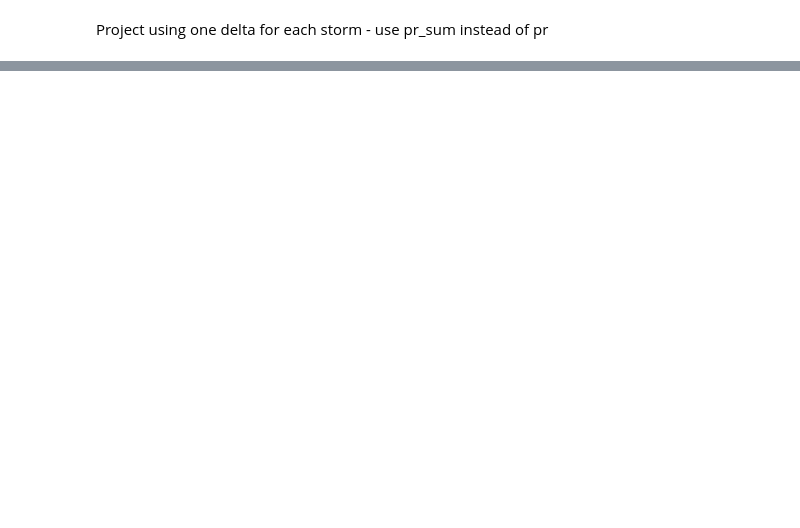
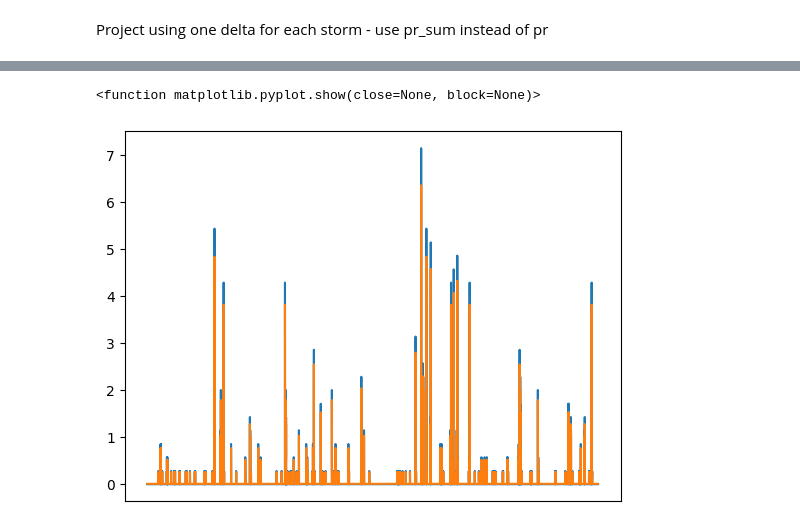
Before and after one commit to AustinFarnum/ClimateChangePrecipitationProjection, a Jupyter notebook: IDF Curves v2.ipynb, the cells around one changed output, grey strips where cells are left out. Drawn from its saved outputs; the diff is of its cells as text; code cells hidden in the pictures; blank space fills up the shorter version.

Commit message:
Added projection by individual intensity as method to v2

```diff
--- a/IDF Curves v2.ipynb
+++ b/IDF Curves v2.ipynb
@@ -205,6 +205,32 @@ def project_bucketed(master_modeled_past, master_modeled_future, master_obs):
     master_obs['projected_pr'] = master_obs.pr * (master_obs.projected_pr / master_obs.pr_sum)
 
     return(master_obs)
+
+
+def project_by_intensity(storms_modeled_past, storms_modeled_future, storms_obs):
+
+    # calculate statistics for each storm duration based on full rolling input of ~past~ data
+    past_mean_pr = storms_modeled_past['pr'].mean()
+    past_std_pr  = storms_modeled_past['pr'].std()
+    euler_mascheroni_constant = 0.57721566490153286060651209008240243104215933593992
+
+    # calculate shape factors from statistics for each duration
+    past_beta = past_std_pr * math.sqrt(6) / math.pi
+    past_mu = past_mean_pr - past_beta * euler_mascheroni_constant
+
+    # calculate statistics for each storm duration based on full rolling input of ~future~ data
+    future_mean_pr = storms_modeled_future['pr'].mean()
+    future_std_pr  = storms_modeled_future['pr'].std()
+
+    # calculate shape factors from statistics for each duration
+    future_beta = future_std_pr * math.sqrt(6) / math.pi
+    future_mu = future_mean_pr - future_beta * euler_mascheroni_constant
+
+    for count, value in enumerate(storms_obs.loc[ : ,'pr']):
+        storms_obs.loc[count, 'CDF'] = math.exp(-1 * math.exp(-1 * (value - float(past_mu)) / float(past_beta)))
+        storms_obs.loc[count, 'projected_pr'] = -1 * future_beta * (math.log(-1 * math.log(storms_obs.loc[count, 'CDF']))) + future_mu
+#         historical.loc[count, 'Delta'] = historical.loc[count, 'Projected pr'] / historical.loc[count, 'pr']
+    return storms_obs
 # %% [markdown]
 Call functions to manipulate & analyze past & future modeled data
 # %%
@@ -420,0 +387,4 @@ plt.show
+# %%
+projected_by_intensity = 0
+projected_by_intensity = project_by_intensity(storms_modeled_past, storms_modeled_future, storms_obs)
+display(projected_by_intensity)
@@ -420,0 +405,15 @@ plt.show
+# %%
+x1 = projected_by_intensity.datetime[:]
+y1 = projected_by_intensity.pr[:]
+
+x2 = x1
+y2 = projected_by_intensity.projected_pr[:]
+plt.xticks([])
+plt.xlim()
+
+plt.plot(x2, y2, x1, y1, label='Projected Precipitation')
+
+plt.show
+# %% [output]
+<function matplotlib.pyplot.show(close=None, block=None)>
+[figure, added]
```
Also changed, not shown: parts of 12 cells of this notebook.
